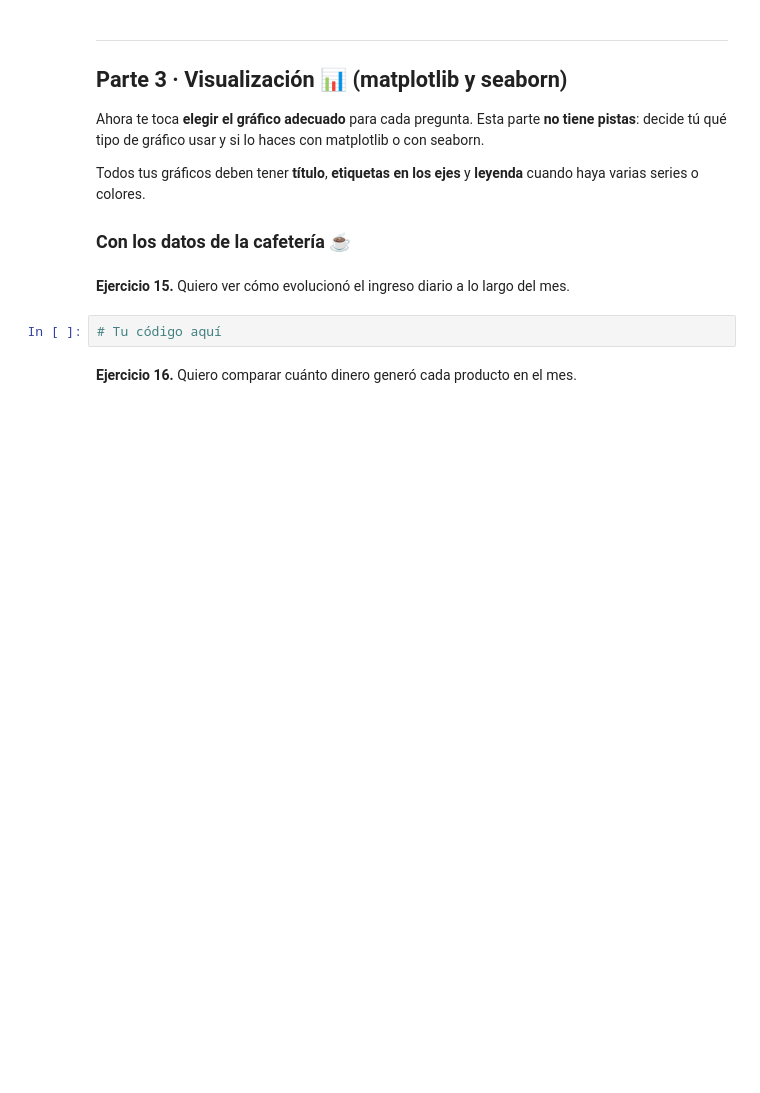
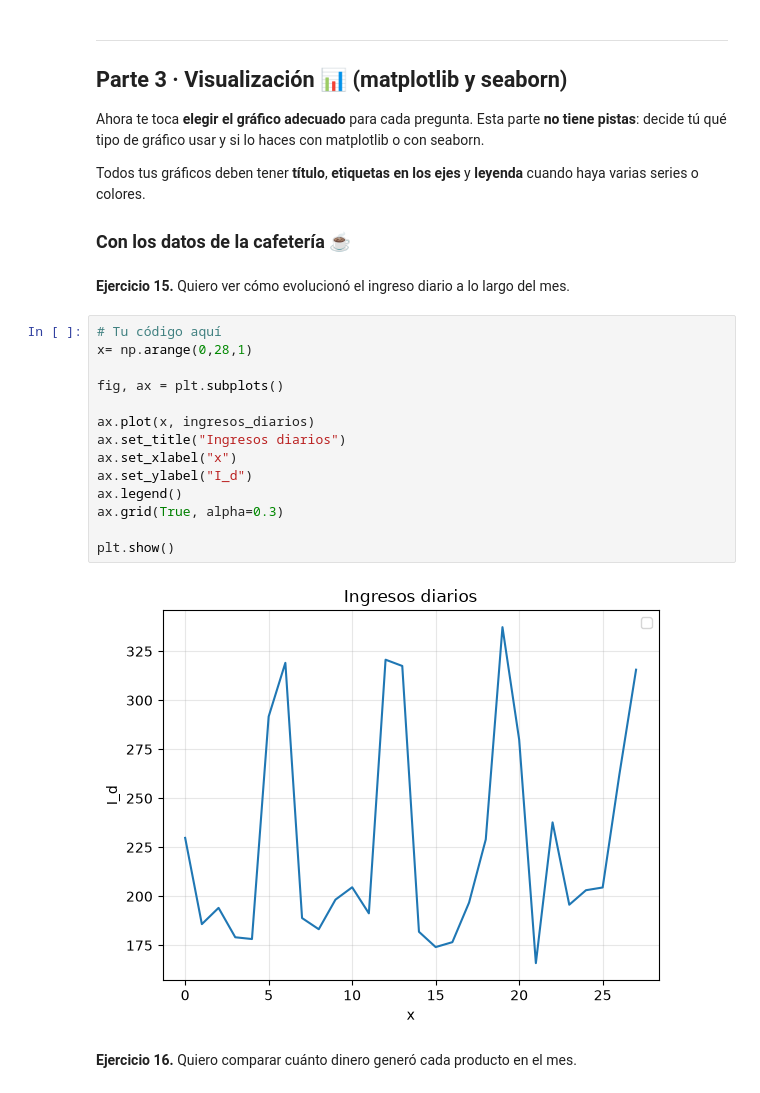
Before and after one commit to Flavs345009/ml-course, a Jupyter notebook: workspace/01_actividad_numpy_pandas.ipynb, the cells around one changed output. Drawn from its saved outputs; the diff is of its cells as text; blank space fills up the shorter version.

```diff
--- a/workspace/01_actividad_numpy_pandas.ipynb
+++ b/workspace/01_actividad_numpy_pandas.ipynb
@@ -526,6 +774,20 @@ Todos tus gráficos deben tener **título**, **etiquetas en los ejes** y **leyen
 **Ejercicio 15.** Quiero ver cómo evolucionó el ingreso diario a lo largo del mes.
 # %%
 # Tu código aquí
+x= np.arange(0,28,1)
+
+fig, ax = plt.subplots()
+
+ax.plot(x, ingresos_diarios)
+ax.set_title("Ingresos diarios")
+ax.set_xlabel("x")
+ax.set_ylabel("I_d")
+ax.legend()
+ax.grid(True, alpha=0.3)
+
+plt.show()
+# %% [output]
+[figure, added]
 # %% [markdown]
 **Ejercicio 16.** Quiero comparar cuánto dinero generó cada producto en el mes.
 # %%
```
Also changed, not shown: parts of 27 cells of this notebook, 1 other file.
